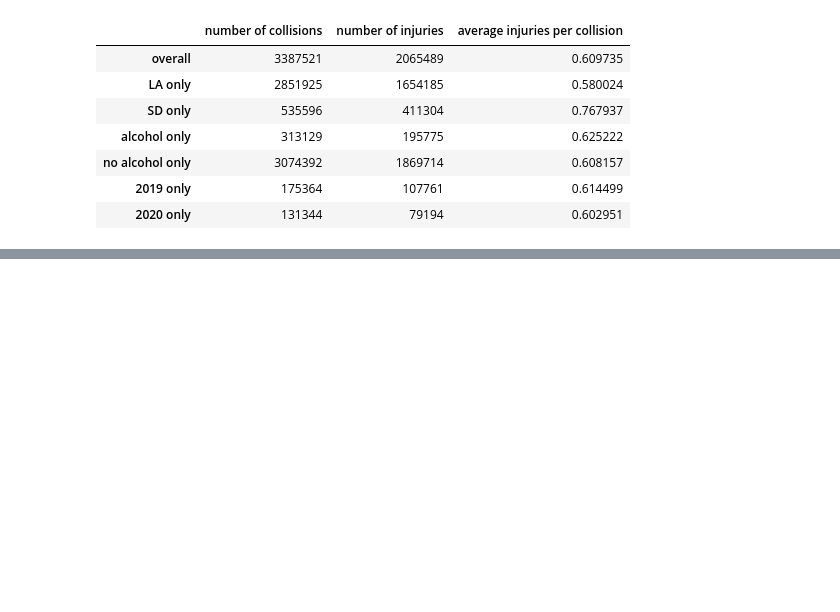
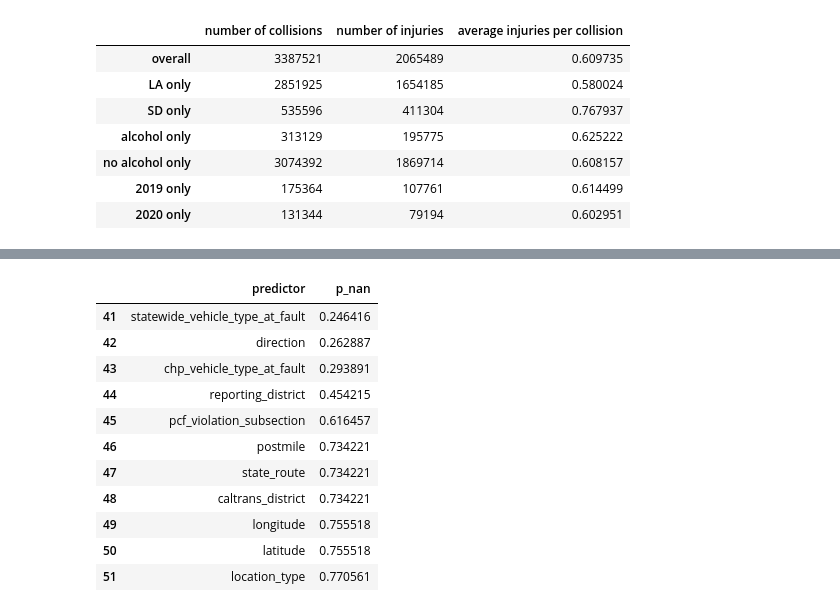
Before and after one commit to seamusprs/583-project-collisions, a Jupyter notebook: EDA.ipynb, the cells around one changed output, grey strips where cells are left out. Saved outputs shown, nothing was run; the diff lists cells and outputs as text; code cells hidden in the pictures; blank space fills up the shorter version.

```diff
--- a/EDA.ipynb
+++ b/EDA.ipynb
@@ -236,0 +265,10 @@ pd.DataFrame(df.columns.values.reshape(15, 5))
+# %%
+X["alcohol_involved"] = X["alcohol_involved"].fillna(0)
+
+
+dfdt = pd.DataFrame()
+dfdt["predictor"] = X.dtypes.index
+dfdt[""]
+
+# rf = RandomForestClassifier()
+# rfc = rf.fit(X, y)
@@ -236,0 +323,22 @@ pd.DataFrame(df.columns.values.reshape(15, 5))
+# %%
+(X.isna().sum() / X.isna().count()).sort_values()
+
+dfnan = pd.DataFrame()
+
+dfnan["predictor"] = (X.isna().sum() / X.isna().count()).sort_values().index
+dfnan["p_nan"] = (X.isna().sum() / X.isna().count()).sort_values().values
+# %%
+dfnan[dfnan["p_nan"] > 0.20][:11]
+# %% [output]
+|  | predictor | p_nan |
+| 41 | statewide_vehicle_type_at_fault | 0.246416 |
+| 42 | direction | 0.262887 |
+| 43 | chp_vehicle_type_at_fault | 0.293891 |
+| 44 | reporting_district | 0.454215 |
+| 45 | pcf_violation_subsection | 0.616457 |
+| 46 | postmile | 0.734221 |
+| 47 | state_route | 0.734221 |
+| 48 | caltrans_district | 0.734221 |
+| 49 | longitude | 0.755518 |
+| 50 | latitude | 0.755518 |
+| 51 | location_type | 0.770561 |
```
Also changed, not shown: parts of 11 cells of this notebook, 1 other file.
